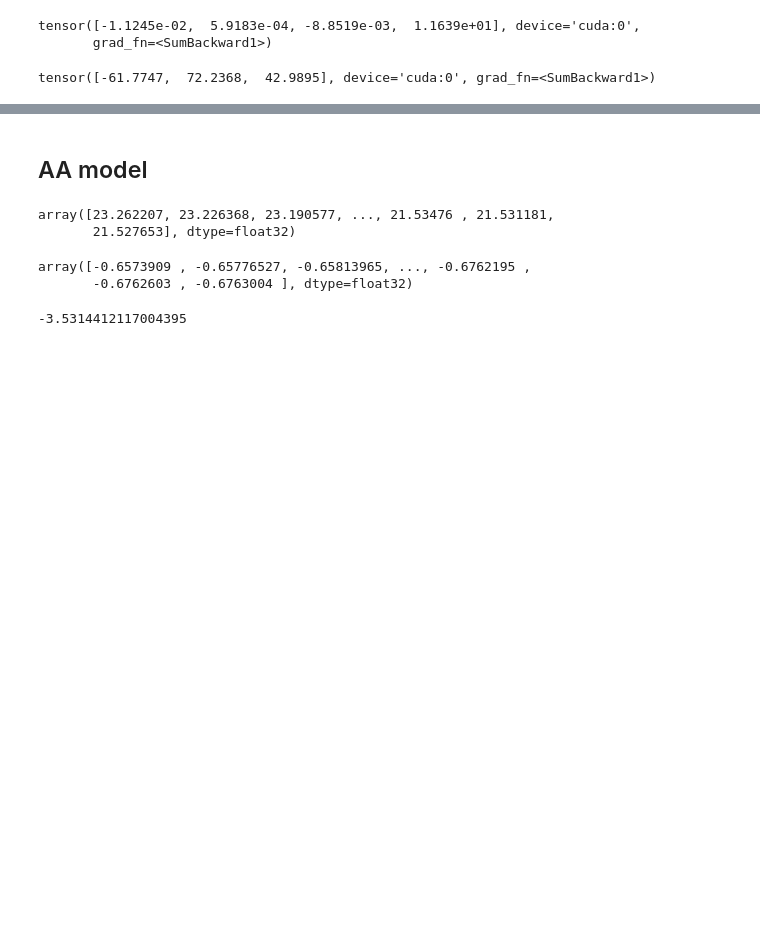
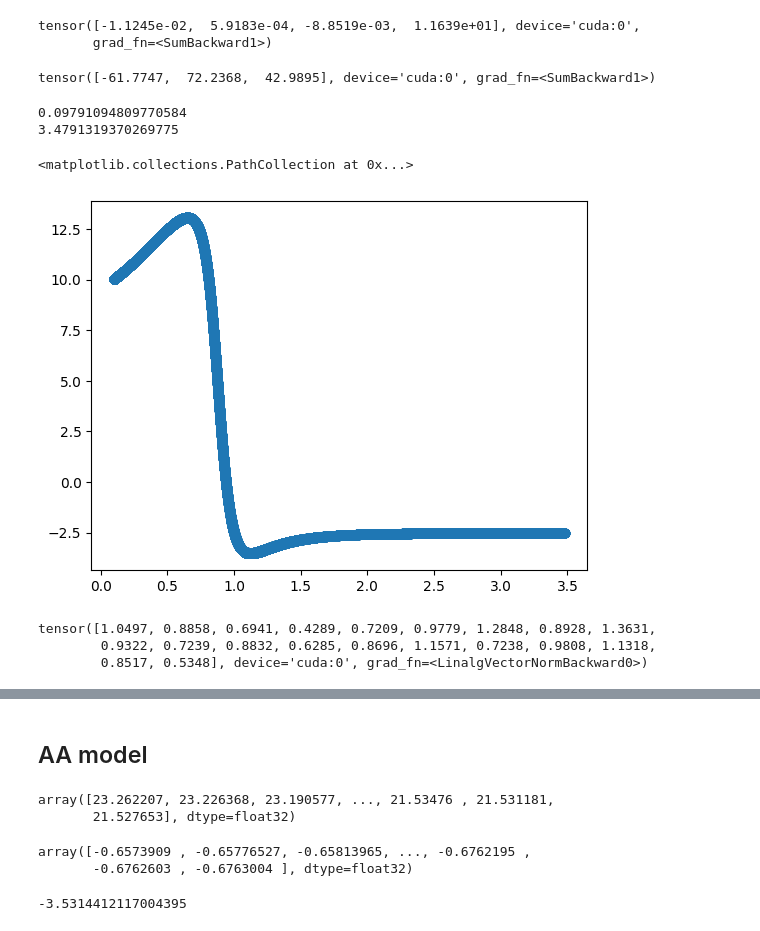
Before and after one commit to marjanalbooyeh/CG_force_learner, a Jupyter notebook: analysis/results.ipynb, the cells around one changed output, grey strips where cells are left out. Drawn from its saved outputs; the diff is of its cells as text; code cells hidden in the pictures; blank space fills up the shorter version.

```diff
--- a/analysis/results.ipynb
+++ b/analysis/results.ipynb
@@ -58,7 +45,7 @@ forces_ml = []
 
 model.eval()
 for (features, target) in train_dataloader:
-    features = features.to(device)
+    features = (features*0.2).to(device)
     features.requires_grad=True
     energy = model(features)
     force = torch.autograd.grad(energy, features, retain_graph=True, create_graph=True,
@@ -68,7 +55,7 @@ for (features, target) in train_dataloader:
     forces_ml.extend(force.tolist())
 # %%
 for (features, target) in valid_dataloader:
-    features = features.to(device)
+    features = (features*0.2).to(device)
     features.requires_grad=True
     energy = model(features)
     force = torch.autograd.grad(energy, features, retain_graph=True, create_graph=True,
@@ -78,7 +65,7 @@ for (features, target) in valid_dataloader:
     forces_ml.extend(force.tolist())
 # %%
 for (features, target) in test_dataloader:
-    features = features.to(device)
+    features = (features*0.2).to(device)
     features.requires_grad=True
     energy = model(features)
     force = torch.autograd.grad(energy, features, retain_graph=True, create_graph=True,
@@ -86,3 +73,22 @@ for (features, target) in test_dataloader:
     energies_ml.extend(energy.squeeze().tolist())
     r_ml.extend(torch.norm(features, dim=1).tolist())
     forces_ml.extend(force.tolist())
+# %%
+import numpy as np
+print(np.min(r_ml))
+print(np.max(r_ml))
+# %% [output]
+0.09791094809770584
+3.4791319370269775
+# %%
+import matplotlib.pyplot as plt
+plt.scatter(r_ml, energies_ml)
+# %% [output]
+<matplotlib.collections.PathCollection at 0x...>
+[figure, added]
+# %%
+torch.norm(features*0.4, dim=1)
+# %% [output]
+tensor([1.0497, 0.8858, 0.6941, 0.4289, 0.7209, 0.9779, 1.2848, 0.8928, 1.3631,
+        0.9322, 0.7239, 0.8832, 0.6285, 0.8696, 1.1571, 0.7238, 0.9808, 1.1318,
+        0.8517, 0.5348], device='cuda:0', grad_fn=<LinalgVectorNormBackward0>)
```
Also changed, not shown: parts of 3 cells of this notebook.
